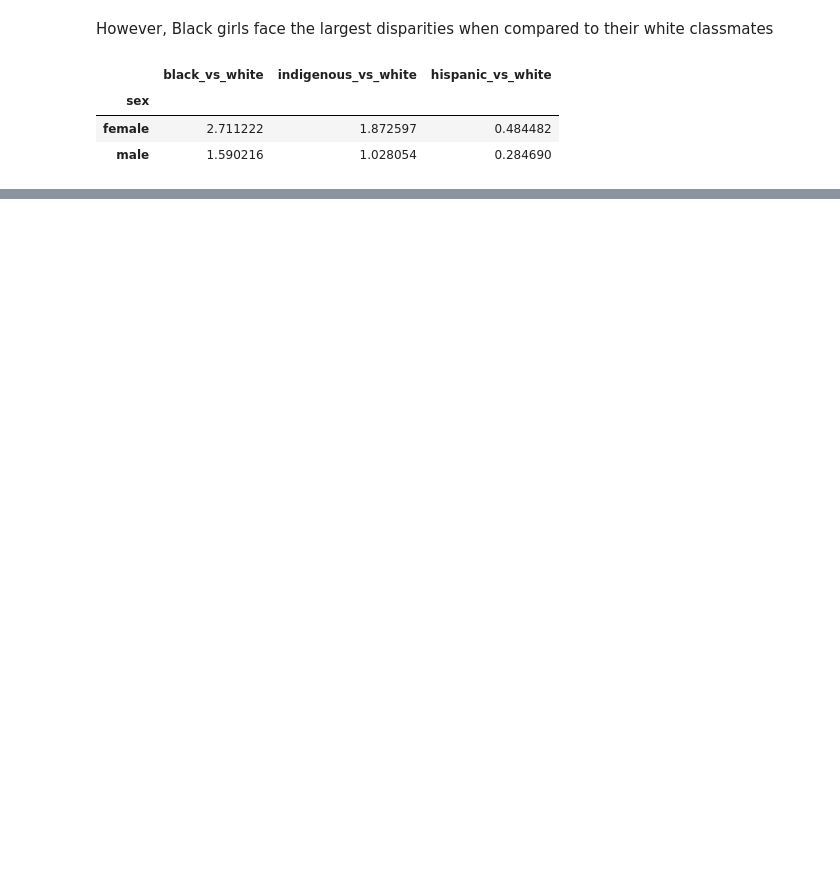
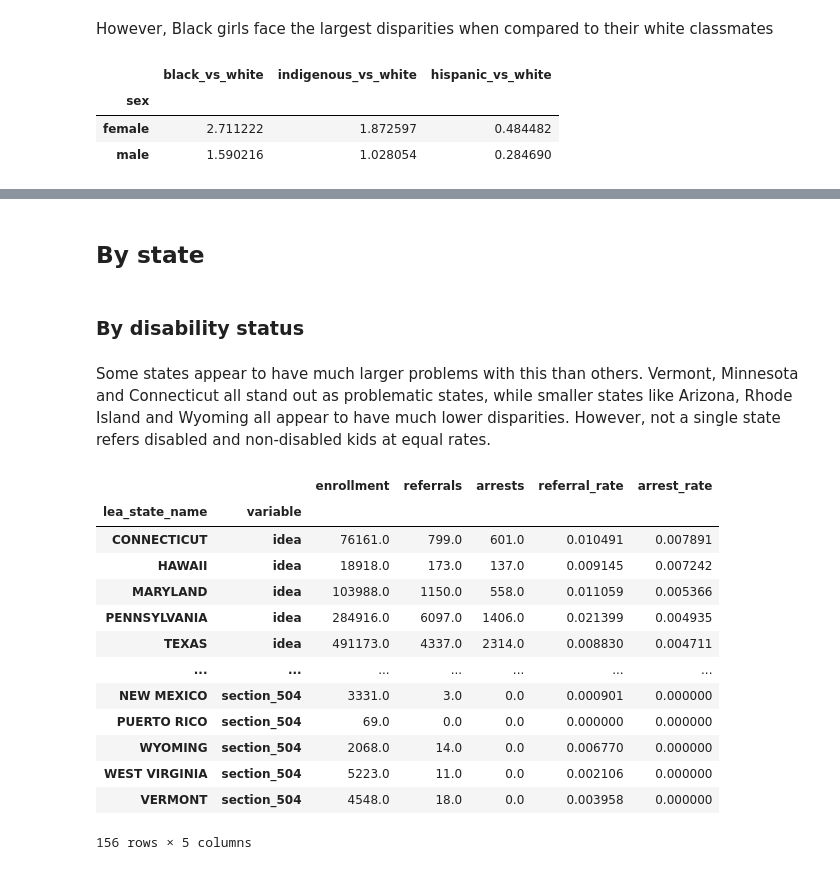
Before and after one commit to cbs-news-data/crdc-le-referral-data, a Jupyter notebook: notebooks/crdc_referrals_arrests/crdc_referrals_arrests.ipynb, the cells around one changed output, grey strips where cells are left out. Cells and saved outputs as stored; diff of their text form; code cells hidden in the pictures; blank space fills up the shorter version.

```diff
--- a/notebooks/crdc_referrals_arrests/crdc_referrals_arrests.ipynb
+++ b/notebooks/crdc_referrals_arrests/crdc_referrals_arrests.ipynb
@@ -200,3 +200,65 @@ pn.Column(
 )
 # %% [output]
 [interactive output not drawn]
+# %% [markdown]
+## By state
+# %% [markdown]
+### By disability status
+# %% [markdown]
+Some states appear to have much larger problems with this than others. Vermont, Minnesota and Connecticut all stand out as problematic states, while smaller states like Arizona, Rhode Island and Wyoming all appear to have much lower disparities. However, not a single state refers disabled and non-disabled kids at equal rates.
+# %%
+def calculate_without_disabilities(df):
+    wodis = df.overall.subtract(df.idea.add(df.section_504))
+    wodis.columns = pd.MultiIndex.from_tuples(
+        ("without_disabilities", c) for c in wodis.columns
+    )
+    df = df.join(wodis)
+    del df["overall"]
+    return df
+
+
+disability_state = (
+    enr.groupby(["variable", "lea_state_name"])
+    .enrollment.sum()
+    .to_frame("enrollment")
+    .transpose()
+    .pipe(calculate_without_disabilities)
+    .reorder_levels(["lea_state_name", "variable"], axis=1)
+    .transpose()
+    .pipe(
+        lambda df: df.join(
+            ref.groupby(["lea_state_name", "variable"])
+            .referrals.sum()
+            .to_frame("referrals")
+            .reindex(df.index)
+        )
+    )
+    .pipe(
+        lambda df: df.join(
+            arr.groupby(["lea_state_name", "variable"])
+            .arrests.sum()
+            .to_frame("arrests")
+            .reindex(df.index)
+        )
+    )
+    .assign(referral_rate=lambda df: df.referrals / df.enrollment)
+    .assign(arrest_rate=lambda df: df.arrests / df.enrollment)
+    .sort_values("arrest_rate", ascending=False)
+)
+
+disability_state
+# %% [output]
+|  |  | enrollment | referrals | arrests | referral_rate | arrest_rate |
+| lea_state_name | variable |  |  |  |  |  |
+| CONNECTICUT | idea | 76161.0 | 799.0 | 601.0 | 0.010491 | 0.007891 |
+| HAWAII | idea | 18918.0 | 173.0 | 137.0 | 0.009145 | 0.007242 |
+| MARYLAND | idea | 103988.0 | 1150.0 | 558.0 | 0.011059 | 0.005366 |
+| PENNSYLVANIA | idea | 284916.0 | 6097.0 | 1406.0 | 0.021399 | 0.004935 |
+| TEXAS | idea | 491173.0 | 4337.0 | 2314.0 | 0.008830 | 0.004711 |
+| ... | ... | ... | ... | ... | ... | ... |
+| NEW MEXICO | section_504 | 3331.0 | 3.0 | 0.0 | 0.000901 | 0.000000 |
+| PUERTO RICO | section_504 | 69.0 | 0.0 | 0.0 | 0.000000 | 0.000000 |
+| WYOMING | section_504 | 2068.0 | 14.0 | 0.0 | 0.006770 | 0.000000 |
+| WEST VIRGINIA | section_504 | 5223.0 | 11.0 | 0.0 | 0.002106 | 0.000000 |
+| VERMONT | section_504 | 4548.0 | 18.0 | 0.0 | 0.003958 | 0.000000 |
+156 rows × 5 columns
```
Also changed, not shown: parts of 2 cells of this notebook.
